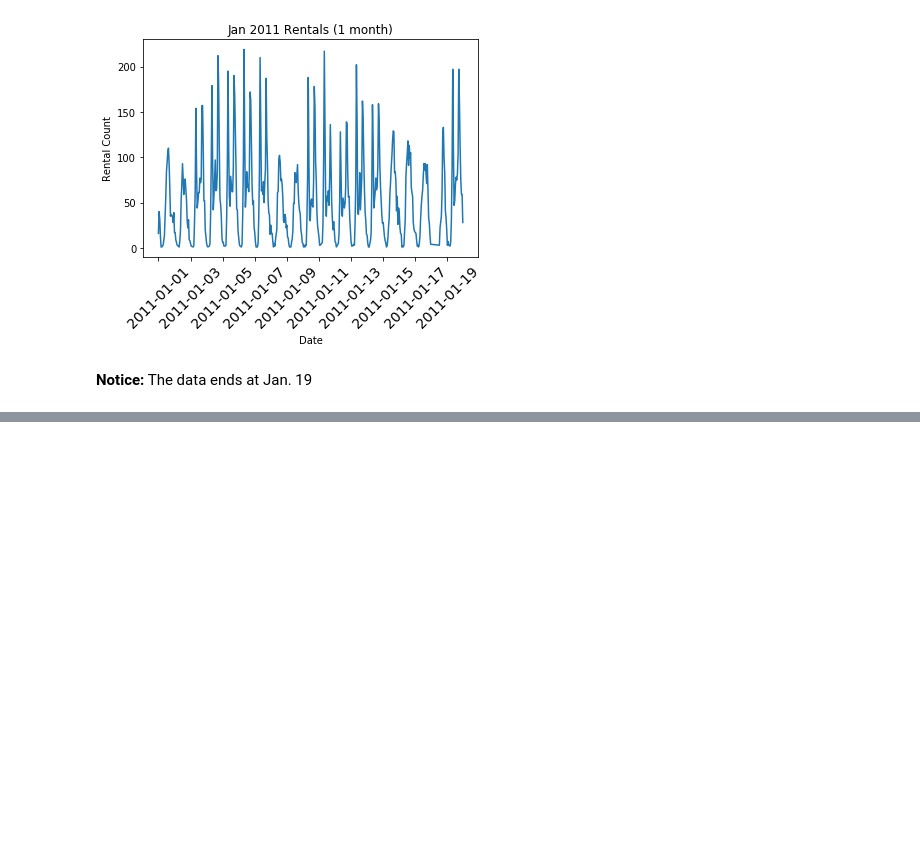
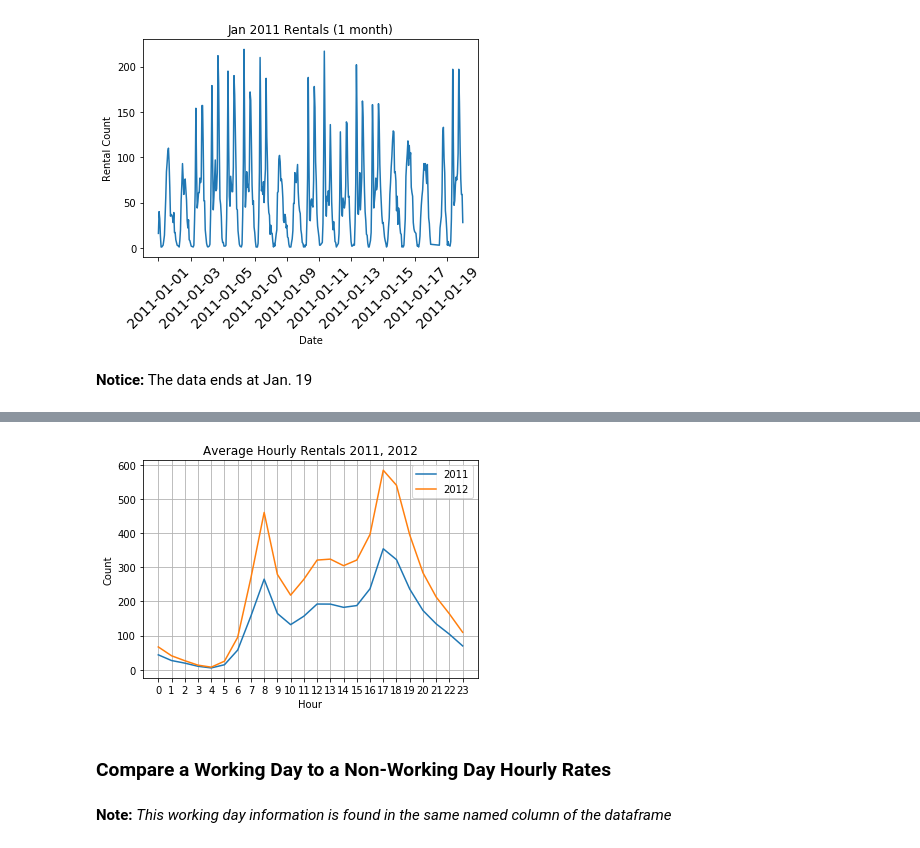
Before and after one commit to jeremywood-ai/Tau_Legion, a Jupyter notebook: xgboost/BikeSharingRegression/bikerentalDataPrepv1.ipynb, the cells around one changed output, grey strips where cells are left out. Saved outputs shown, nothing was run; the diff lists cells and outputs as text; code cells hidden in the pictures; blank space fills up the shorter version.

```diff
--- a/xgboost/BikeSharingRegression/bikerentalDataPrepv1.ipynb
+++ b/xgboost/BikeSharingRegression/bikerentalDataPrepv1.ipynb
@@ -115,0 +201,18 @@ plt.show()
+# %%
+# Plot the hourly averages
+for year in average_year_hour.index.levels[0]:
+    plt.plot(average_year_hour[year].index, average_year_hour[year], label=year)
+
+plt.xlabel('Hour')
+plt.ylabel('Count')
+plt.xticks(np.arange(24))
+plt.grid(True)
+plt.title('Average Hourly Rentals 2011, 2012')
+plt.legend()
+plt.show()
+# %% [output]
+[figure, added]
+# %% [markdown]
+### Compare a Working Day to a Non-Working Day Hourly Rates
+# %% [markdown]
+**Note:** _This working day information is found in the same named column of the dataframe_
```
Also changed, not shown: parts of 41 cells of this notebook, 5 other files.
